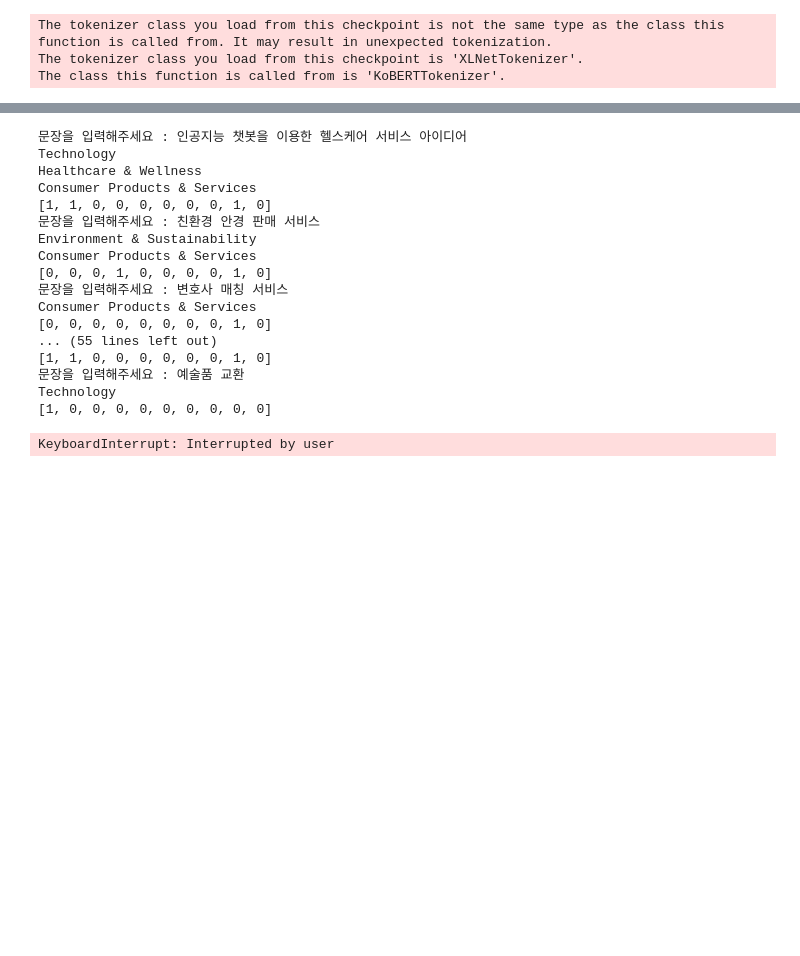
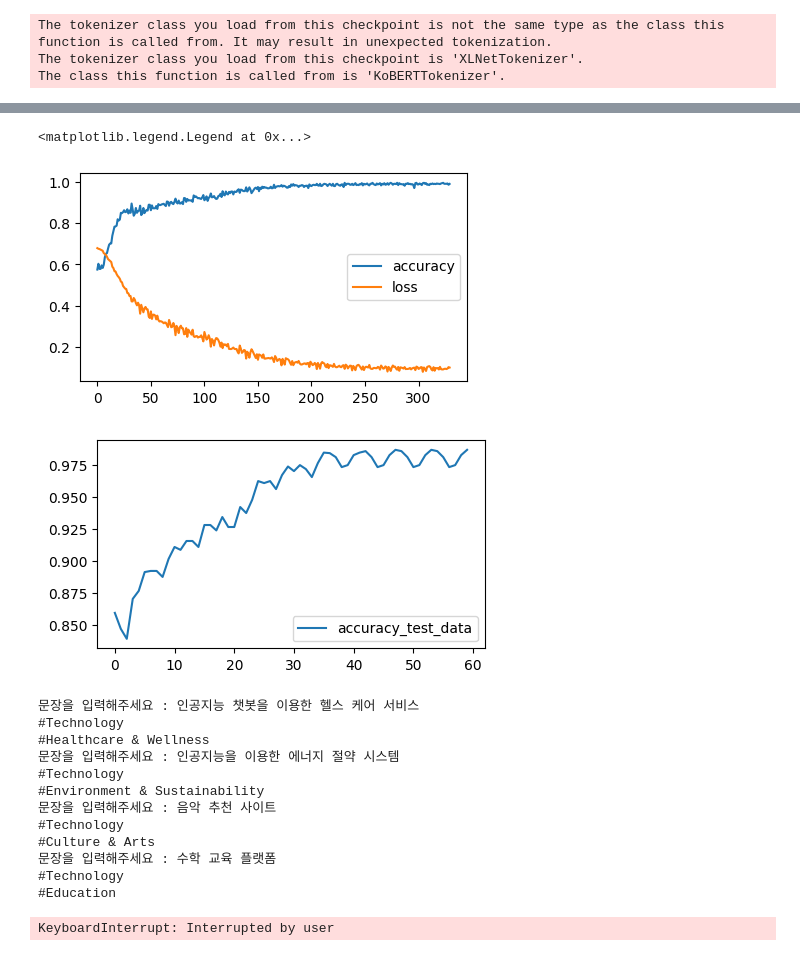
Before and after one commit to mmmosd/KoBERT_Classification, a Jupyter notebook: KoBERTag.ipynb, the cells around one changed output, grey strips where cells are left out. Saved outputs shown, nothing was run; the diff lists cells and outputs as text; code cells hidden in the pictures; blank space fills up the shorter version.

```diff
--- a/KoBERTag.ipynb
+++ b/KoBERTag.ipynb
@@ -52,7 +53,7 @@ The tokenizer class you load from this checkpoint is 'XLNetTokenizer'.
 The class this function is called from is 'KoBERTTokenizer'.
 # %%
 import pandas as pd
-data = pd.read_csv('startup_ideas.csv')
+data = pd.read_csv('Startup_Ideas.csv')
 # %%
 datalabel = data.loc[:, ['Technology','Healthcare & Wellness','Education','Environment & Sustainability','Media & Entertainment','Culture & Arts','Finance & Business','Social Impact & Public Good','Consumer Products & Services','Transportation & Logistics']]
 
@@ -64,7 +65,7 @@ print(data_list[1])
 # %%
 from sklearn.model_selection import train_test_split
 
-dataset_train, dataset_test = train_test_split(data_list, test_size=0.25, random_state=0)
+dataset_train, dataset_test = train_test_split(data_list, test_size=0.15, random_state=42)
 
 print(len(dataset_train))
 print(len(dataset_test))
@@ -221,9 +222,8 @@ class BERTDataset(Dataset):
 max_len = 64
 batch_size = 64
 warmup_ratio = 0.1
-num_epochs = 20
+num_epochs = 10
 max_grad_norm = 1
-log_interval = 10
 learning_rate =  5e-5
 # %%
 data_train = BERTDataset(dataset_train, tokenizer, vocab, max_len, True, False)
@@ -292,7 +292,7 @@ for e in range(num_epochs):
     train_acc = 0.0
     test_acc = 0.0
     model.train()
-    for batch_id, (token_ids, valid_length, segment_ids, label) in enumerate(test_dataloader):
+    for batch_id, (token_ids, valid_length, segment_ids, label) in enumerate(train_dataloader):
         optimizer.zero_grad()
         token_ids = token_ids.long().to(device)
         segment_ids = segment_ids.long().to(device)
@@ -308,10 +308,9 @@ for e in range(num_epochs):
 
         train_acc = accuracy(label.cpu().detach().numpy(), nn.Sigmoid()(out).cpu().detach().numpy())
 
-        if batch_id % log_interval == 0:
-            print("epoch {} batch id {} loss {} acc {}".format(e+1, batch_id+1, loss.data.cpu().numpy(), train_acc))
-            train_history.append(train_acc)
-            loss_history.append(loss.data.cpu().numpy())
+        print("[train] epoch {} batch id {} loss {} acc {}".format(e+1, batch_id+1, loss.data.cpu().numpy(), train_acc))
+        train_history.append(train_acc)
+        loss_history.append(loss.data.cpu().numpy())
 
     model.eval()
     for batch_id, (token_ids, valid_length, segment_ids, label) in enumerate(test_dataloader):
@@ -321,6 +320,7 @@ for e in range(num_epochs):
         label = label.long().to(device)
         out = model(token_ids, valid_length, segment_ids)
         test_acc = accuracy(label.cpu().detach().numpy(), out.cpu().detach().numpy())
-    print("epoch {} acc {}".format(e+1, test_acc))
-    test_history.append(test_acc)
+
+        print("[test] epoch {} acc {}".format(e+1, test_acc))
+        test_history.append(test_acc)
 # %% [output]
@@ -343,0 +344,17 @@ epoch 20 acc 0.9673076923076922
+# %%
+import matplotlib.pyplot as plt
+
+#train graph
+fig, ax = plt.subplots(figsize=(5, 2.7))
+ax.plot(np.arange(len(train_history)), train_history, label='accuracy')
+ax.plot(np.arange(len(loss_history)), loss_history, label='loss')
+ax.legend()
+
+#test graph
+fig, ax = plt.subplots(figsize=(5, 2.7))
+ax.plot(np.arange(len(test_history)), test_history, label='accuracy_test_data')
+ax.legend()
+# %% [output]
+<matplotlib.legend.Legend at 0x...>
+[figure, added]
+[figure, added]
@@ -379,23 +401,18 @@ def predict(predict_sentence):
 # %%
 while (True):
   sentence = input("문장을 입력해주세요 : ")
-  print(predict(sentence))
+  predict(sentence)
 # %% [output]
-문장을 입력해주세요 : 인공지능 챗봇을 이용한 헬스케어 서비스 아이디어
-Technology
-Healthcare & Wellness
-Consumer Products & Services
-[1, 1, 0, 0, 0, 0, 0, 0, 1, 0]
-문장을 입력해주세요 : 친환경 안경 판매 서비스
-Environment & Sustainability
-Consumer Products & Services
-[0, 0, 0, 1, 0, 0, 0, 0, 1, 0]
-문장을 입력해주세요 : 변호사 매칭 서비스
-Consumer Products & Services
-[0, 0, 0, 0, 0, 0, 0, 0, 1, 0]
-... (55 lines left out)
-[1, 1, 0, 0, 0, 0, 0, 0, 1, 0]
-문장을 입력해주세요 : 예술품 교환
-Technology
-[1, 0, 0, 0, 0, 0, 0, 0, 0, 0]
+문장을 입력해주세요 : 인공지능 챗봇을 이용한 헬스 케어 서비스
+#Technology
+#Healthcare & Wellness
+문장을 입력해주세요 : 인공지능을 이용한 에너지 절약 시스템
+#Technology
+#Environment & Sustainability
+문장을 입력해주세요 : 음악 추천 사이트
+#Technology
+#Culture & Arts
+문장을 입력해주세요 : 수학 교육 플랫폼
+#Technology
+#Education
 KeyboardInterrupt: Interrupted by user
```
Also changed, not shown: parts of 6 cells of this notebook.
